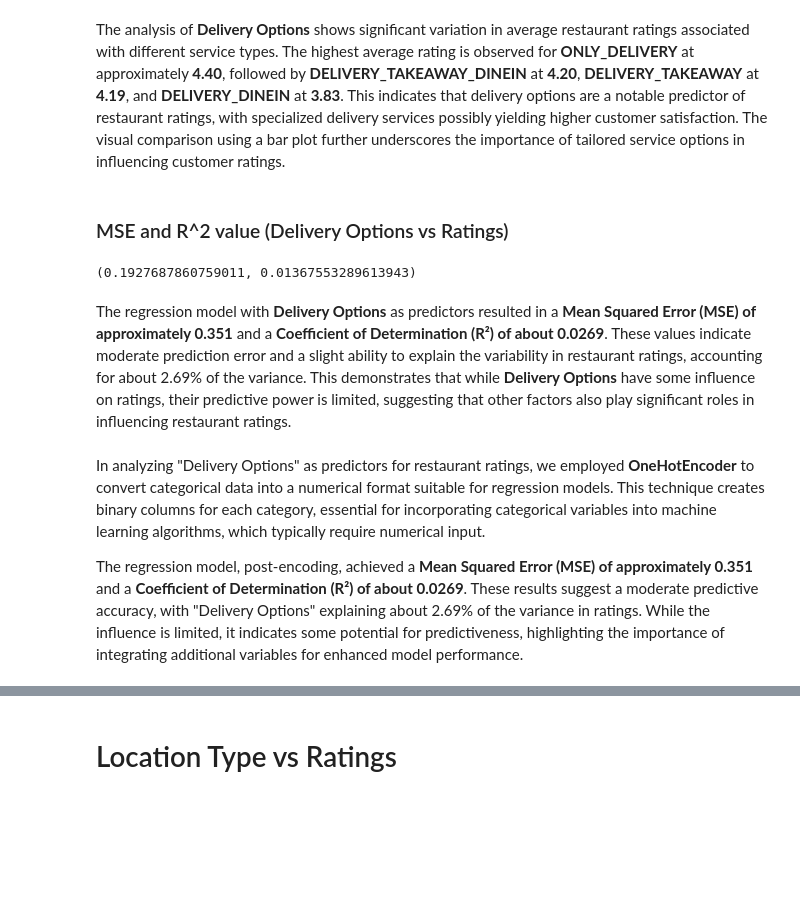
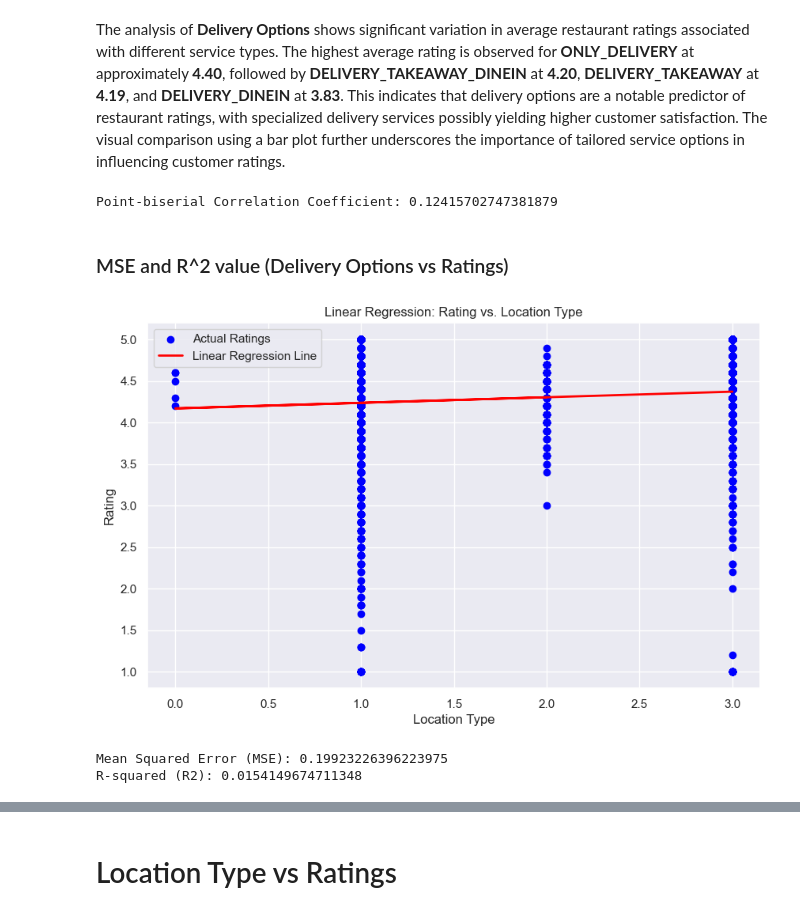
Before and after one commit to KCCHONG1997/ntu-grabsg-datasci-miniproject, a Jupyter notebook: Correlation Analysis.ipynb, the cells around one changed output, grey strips where cells are left out. Saved outputs shown, nothing was run; the diff lists cells and outputs as text; code cells hidden in the pictures; blank space fills up the shorter version.

```diff
--- a/Correlation Analysis.ipynb
+++ b/Correlation Analysis.ipynb
@@ -422,42 +392,56 @@ Name: rating, dtype: float64
 [figure]
 # %% [markdown]
 The analysis of **Delivery Options** shows significant variation in average restaurant ratings associated with different service types. The highest average rating is observed for **ONLY_DELIVERY** at approximately **4.40**, followed by **DELIVERY_TAKEAWAY_DINEIN** at **4.20**, **DELIVERY_TAKEAWAY** at **4.19**, and **DELIVERY_DINEIN** at **3.83**. This indicates that delivery options are a notable predictor of restaurant ratings, with specialized delivery services possibly yielding higher customer satisfaction. The visual comparison using a bar plot further underscores the importance of tailored service options in influencing customer ratings.
+# %%
+from scipy.stats import pointbiserialr
+
+delivery_options_encoded = data['delivery_options'].astype('category').cat.codes
+
+corr, _ = pointbiserialr(delivery_options_encoded, data['rating'])
+
+print("Point-biserial Correlation Coefficient:", corr)
+# %% [output]
+Point-biserial Correlation Coefficient: 0.12415702747381879
 # %% [markdown]
 ### MSE and R^2 value (Delivery Options vs Ratings)
 # %%
-from sklearn.preprocessing import OneHotEncoder
+from sklearn.linear_model import LinearRegression
+import matplotlib.pyplot as plt
 
-# Prepare the data by dropping NaN values
-data_filtered_delivery_options = data.dropna(subset=['rating', 'delivery_options'])
+# Reshape loc_type_encoded to be a 2D array for scikit-learn
+X = delivery_options_encoded.values.reshape(-1, 1)
+y = data['rating']
 
-# One-hot encoding 'delivery_options'
-encoder = OneHotEncoder()
-X_encoded = encoder.fit_transform(data_filtered_delivery_options[['delivery_options']]).toarray()
-X_encoded_df = pd.DataFrame(X_encoded, columns=encoder.get_feature_names_out(['delivery_options']))
+# Create and fit the linear regression model
+model = LinearRegression()
+model.fit(X, y)
 
-# Target variable
-y_delivery_options = data_filtered_delivery_options['rating']
+# Predict ratings based on loc_type
+y_pred = model.predict(X)
 
-# Splitting the data
-X_train_do, X_test_do, y_train_do, y_test_do = train_test_split(X_encoded_df, y_delivery_options, test_size=0.2, random_state=42)
-
-# Create a linear regression model
-model_do = LinearRegression()
-model_do.fit(X_train_do, y_train_do)
-
-# Predicting ratings
-y_pred_do = model_do.predict(X_test_do)
-
-# Calculate MSE and R²
-mse_do = mean_squared_error(y_test_do, y_pred_do)
-r2_do = r2_score(y_test_do, y_pred_do)
-
-mse_do,r2_do
+# Plotting the relationship
+plt.figure(figsize=(10, 6))
+plt.scatter(X, y, color='blue', label='Actual Ratings')
+plt.plot(X, y_pred, color='red', linewidth=2, label='Linear Regression Line')
+plt.title('Linear Regression: Rating vs. Location Type')
+plt.xlabel('Location Type')
+plt.ylabel('Rating')
+plt.legend()
+plt.grid(True)
+plt.show()
 # %% [output]
-(0.1927687860759011, 0.01367553289613943)
+[figure, added]
-# %% [markdown]
-The regression model with **Delivery Options** as predictors resulted in a **Mean Squared Error (MSE) of approximately 0.351** and a **Coefficient of Determination (R²) of about 0.0269**. These values indicate moderate prediction error and a slight ability to explain the variability in restaurant ratings, accounting for about 2.69% of the variance. This demonstrates that while **Delivery Options** have some influence on ratings, their predictive power is limited, suggesting that other factors also play significant roles in influencing restaurant ratings.
-# %% [markdown]
-In analyzing "Delivery Options" as predictors for restaurant ratings, we employed **OneHotEncoder** to convert categorical data into a numerical format suitable for regression models. This technique creates binary columns for each category, essential for incorporating categorical variables into machine learning algorithms, which typically require numerical input.
-
-The regression model, post-encoding, achieved a **Mean Squared Error (MSE) of approximately 0.351** and a **Coefficient of Determination (R²) of about 0.0269**. These results suggest a moderate predictive accuracy, with "Delivery Options" explaining about 2.69% of the variance in ratings. While the influence is limited, it indicates some potential for predictiveness, highlighting the importance of integrating additional variables for enhanced model performance.
+# %%
+from sklearn.metrics import mean_squared_error, r2_score
+
+# Calculate Mean Squared Error (MSE)
+mse = mean_squared_error(y, y_pred)
+
+# Calculate R-squared (R2)
+r2 = r2_score(y, y_pred)
+
+print("Mean Squared Error (MSE):", mse)
+print("R-squared (R2):", r2)
+# %% [output]
+Mean Squared Error (MSE): 0.19923226396223975
+R-squared (R2): 0.0154149674711348
```
Also changed, not shown: parts of 14 cells of this notebook.
